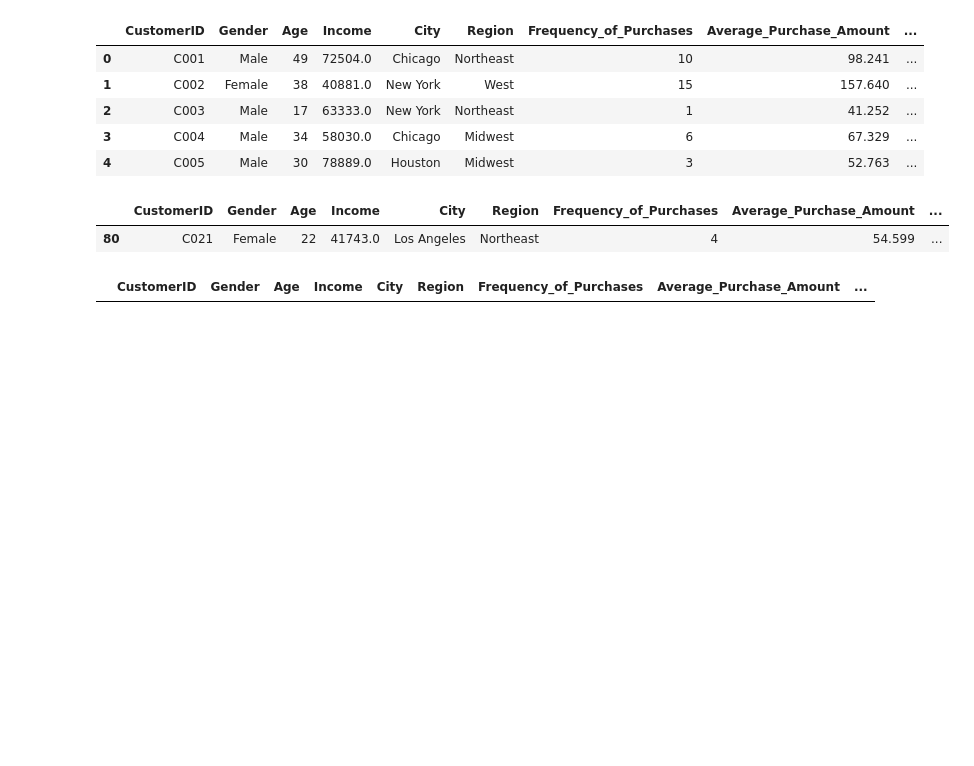
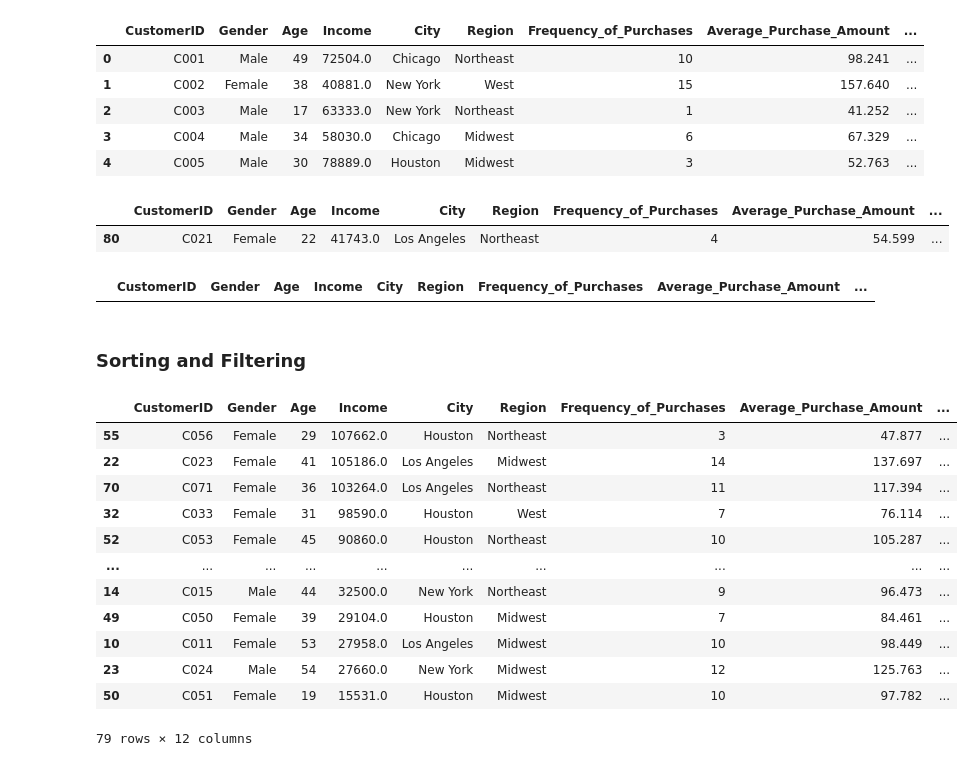
Before and after one commit to nsn-mah6/data_analysis_Beginnning, a Jupyter notebook: data_analysis.ipynb, the cells around one changed output. Drawn from its saved outputs; the diff is of its cells as text; code cells hidden in the pictures; blank space fills up the shorter version.

```diff
--- a/data_analysis.ipynb
+++ b/data_analysis.ipynb
@@ -186,3 +186,23 @@ duplicates = df.duplicated()
 df[duplicates]
 # %% [output]
 |  | CustomerID | Gender | Age | Income | City | Region | Frequency_of_Purchases | Average_Purchase_Amount | ... |
+# %% [markdown]
+### Sorting and Filtering
+# %%
+# sorting
+sorted_data = df.sort_values(by='Income', ascending = False)
+sorted_data
+# %% [output]
+|  | CustomerID | Gender | Age | Income | City | Region | Frequency_of_Purchases | Average_Purchase_Amount | ... |
+| 55 | C056 | Female | 29 | 107662.0 | Houston | Northeast | 3 | 47.877 | ... |
+| 22 | C023 | Female | 41 | 105186.0 | Los Angeles | Midwest | 14 | 137.697 | ... |
+| 70 | C071 | Female | 36 | 103264.0 | Los Angeles | Northeast | 11 | 117.394 | ... |
+| 32 | C033 | Female | 31 | 98590.0 | Houston | West | 7 | 76.114 | ... |
+| 52 | C053 | Female | 45 | 90860.0 | Houston | Northeast | 10 | 105.287 | ... |
+| ... | ... | ... | ... | ... | ... | ... | ... | ... | ... |
+| 14 | C015 | Male | 44 | 32500.0 | New York | Northeast | 9 | 96.473 | ... |
+| 49 | C050 | Female | 39 | 29104.0 | Houston | Midwest | 7 | 84.461 | ... |
+| 10 | C011 | Female | 53 | 27958.0 | Los Angeles | Midwest | 10 | 98.449 | ... |
+| 23 | C024 | Male | 54 | 27660.0 | New York | Midwest | 12 | 125.763 | ... |
+| 50 | C051 | Female | 19 | 15531.0 | Houston | Midwest | 10 | 97.782 | ... |
+79 rows × 12 columns
```
Also changed, not shown: parts of 8 cells of this notebook.
